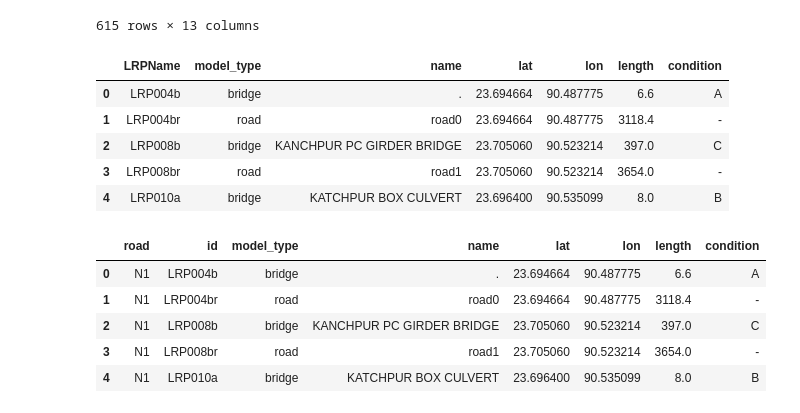
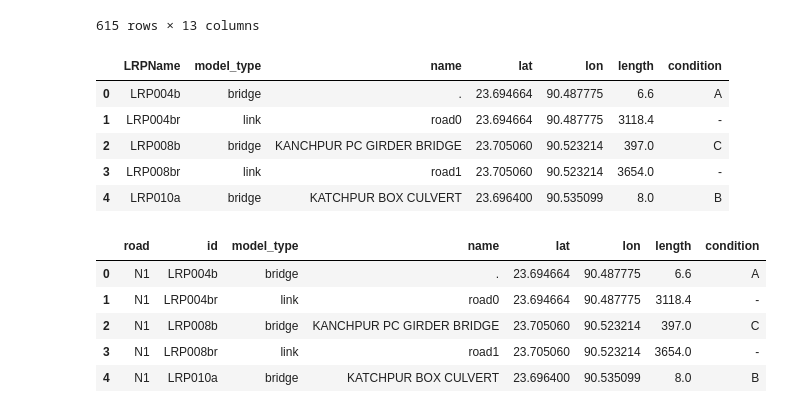
Before and after one commit to EwoutH/EPA1352-Adv-Simulation, a Jupyter notebook: EPA1352-G06-A2/notebooks/bridges_eda.ipynb, the cells around one changed output. Drawn from its saved outputs; the diff is of its cells as text; code cells hidden in the pictures.

```diff
--- a/EPA1352-G06-A2/notebooks/bridges_eda.ipynb
+++ b/EPA1352-G06-A2/notebooks/bridges_eda.ipynb
@@ -142,26 +142,26 @@ bridges1
 # %%
 cols = ['LRPName', 'model_type', 'name', 'lat', 'lon', 'length', 'condition'] # Later column 'road' toevoegen.
 df = pd.DataFrame(columns=cols)
 for index, row in bridges1.iterrows():
     df = df.append(row[['LRPName', 'model_type', 'name', 'lat', 'lon', 'length', 'condition']], ignore_index=True)
     road_id = row['LRPName'] + 'r'
     road_index = f'road{index}'
     if index >= 616:
         break
     road_lat = (row['lat'] + bridges.iloc[index+1]['lat']) / 2
     road_lon = (row['lon'] + bridges.iloc[index+1]['lon']) / 2
     road_length = row['dist']*1000 - row['length']
     road_condition = '-'
-    new_row = {'LRPName' : road_id, 'model_type' : 'road', 'name' : road_index,
+    new_row = {'LRPName' : road_id, 'model_type' : 'link', 'name' : road_index,
                'lat' : road_lat, 'lon' : road_lon, 'length' : road_length, 'condition' : road_condition}
     df = df.append(new_row, ignore_index=True)
 df.head()
 # %% [output]
 |  | LRPName | model_type | name | lat | lon | length | condition |
 | 0 | LRP004b | bridge | . | 23.694664 | 90.487775 | 6.6 | A |
-| 1 | LRP004br | road | road0 | 23.694664 | 90.487775 | 3118.4 | - |
+| 1 | LRP004br | link | road0 | 23.694664 | 90.487775 | 3118.4 | - |
 | 2 | LRP008b | bridge | KANCHPUR PC GIRDER BRIDGE | 23.705060 | 90.523214 | 397.0 | C |
-| 3 | LRP008br | road | road1 | 23.705060 | 90.523214 | 3654.0 | - |
+| 3 | LRP008br | link | road1 | 23.705060 | 90.523214 | 3654.0 | - |
 | 4 | LRP010a | bridge | KATCHPUR BOX CULVERT | 23.696400 | 90.535099 | 8.0 | B |
 # %%
 result = df.copy()
@@ -172,9 +172,9 @@ result1.head()
 # %% [output]
 |  | road | id | model_type | name | lat | lon | length | condition |
 | 0 | N1 | LRP004b | bridge | . | 23.694664 | 90.487775 | 6.6 | A |
-| 1 | N1 | LRP004br | road | road0 | 23.694664 | 90.487775 | 3118.4 | - |
+| 1 | N1 | LRP004br | link | road0 | 23.694664 | 90.487775 | 3118.4 | - |
 | 2 | N1 | LRP008b | bridge | KANCHPUR PC GIRDER BRIDGE | 23.705060 | 90.523214 | 397.0 | C |
-| 3 | N1 | LRP008br | road | road1 | 23.705060 | 90.523214 | 3654.0 | - |
+| 3 | N1 | LRP008br | link | road1 | 23.705060 | 90.523214 | 3654.0 | - |
 | 4 | N1 | LRP010a | bridge | KATCHPUR BOX CULVERT | 23.696400 | 90.535099 | 8.0 | B |
 # %%
 result1['model_type'].iloc[0] = 'source'
```
Also changed, not shown: parts of 1 cell of this notebook, 1 other file.
